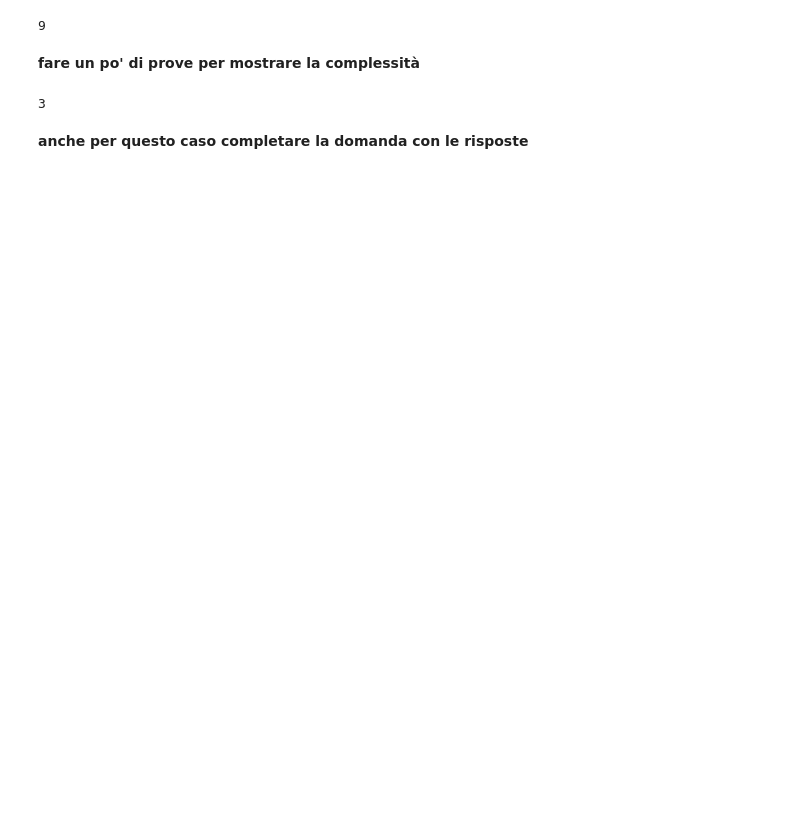
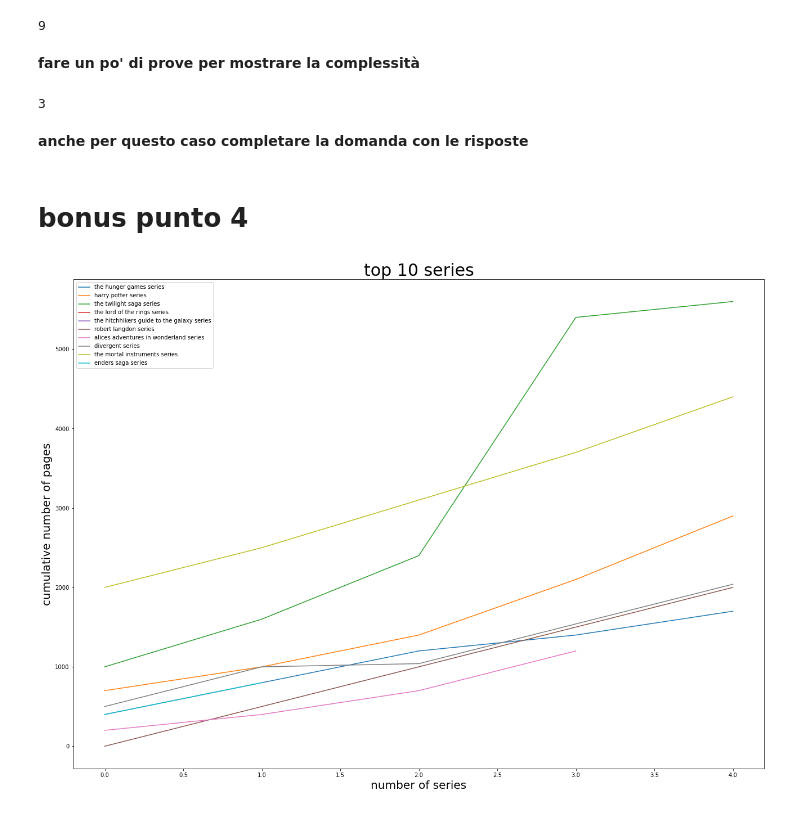
Before and after one commit to randomlulli/ADM-HW3, a Jupyter notebook: lp m.ipynb, the cells around one changed output. Drawn from its saved outputs; the diff is of its cells as text; code cells hidden in the pictures; blank space fills up the shorter version.

```diff
--- a/lp m.ipynb
+++ b/lp m.ipynb
@@ -373,3 +375,6 @@ def similarity(q):
         return q_result.sort_values(by=['similarity', 'index'], ascending=False)[['index','bookTitle', 'plot', 'url', 'similarity']].head()
     else:
         return err
+# %%
+ds = pd.read_csv('index_books.tsv', header=None, sep='\t', error_bad_lines = False)
+ds.rename(columns={0:'index', 1:'bookTitle', 2:'bookSeries', 3:'bookAuthors', 4:'ratingValue', 5:'ratingCount', 6:'reviewCount', 7:'plot', 8:'numberOfPages', 9:'publishingDate', 10:'characters', 11:'setting', 12:'url'}, inplace=True)
@@ -528,3 +535,45 @@ dynamic_subq('azzzbc')
 3
 # %% [markdown]
 **anche per questo caso completare la domanda con le risposte**
+# %% [markdown]
+# bonus punto 4
+# %%
+# take 10 first series
+top_series = list()
+for series in normString(ds['bookSeries']):
+    if series != None:
+        if len(series)>0:
+            if not series[-1].isalpha():
+                i = series[-1].find('–')
+                j = series[-1].find('-')
+                if i < 0 and j < 0:
+                    if series[:-1] not in top_series:
+                        top_series.append(series[:-1])
+    if len(top_series) == 10:
+        break
+# %%
+def cumulativeCount(x):
+    r = [x[0]]
+    for i in range(1, len(x)):
+        r.append(r[i-1] + x[i])
+    return r
+# %%
+plt.figure(figsize=(22,16))
+plt.xlabel('number of series', fontsize=20)
+plt.ylabel('cumulative number of pages', fontsize=20)
+plt.title('top 10 series', fontsize=30)
+for series in top_series:
+    s = search(' '.join(series))
+    v = []
+    for i in s['index']:
+        r = n_ds[n_ds['index'] == i]
+        v.append((int(r['publishingDate'].tolist()[-1][-1]), r['numberOfPages'].tolist()[-1]))
+    v = sorted(v, key=lambda x: x[0])
+    date = [t for t in range(len(v))]
+    page = [t[1] for t in v]
+    page = cumulativeCount(page)
+    plt.plot(date, page, label = ' '.join(series) + ' series')
+plt.legend()
+plt.show()
+# %% [output]
+[figure, added]
```
Also changed, not shown: parts of 2 cells of this notebook.
